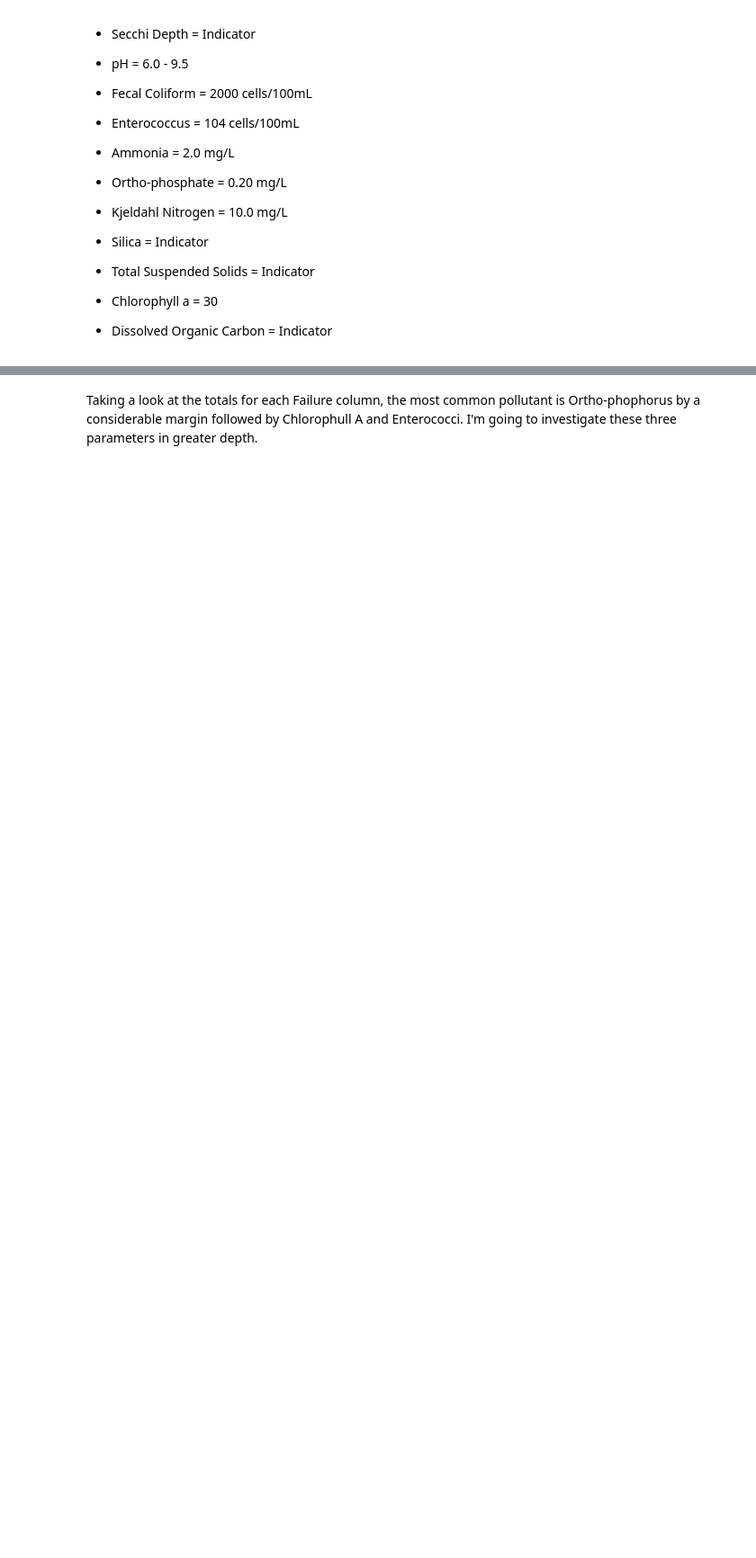
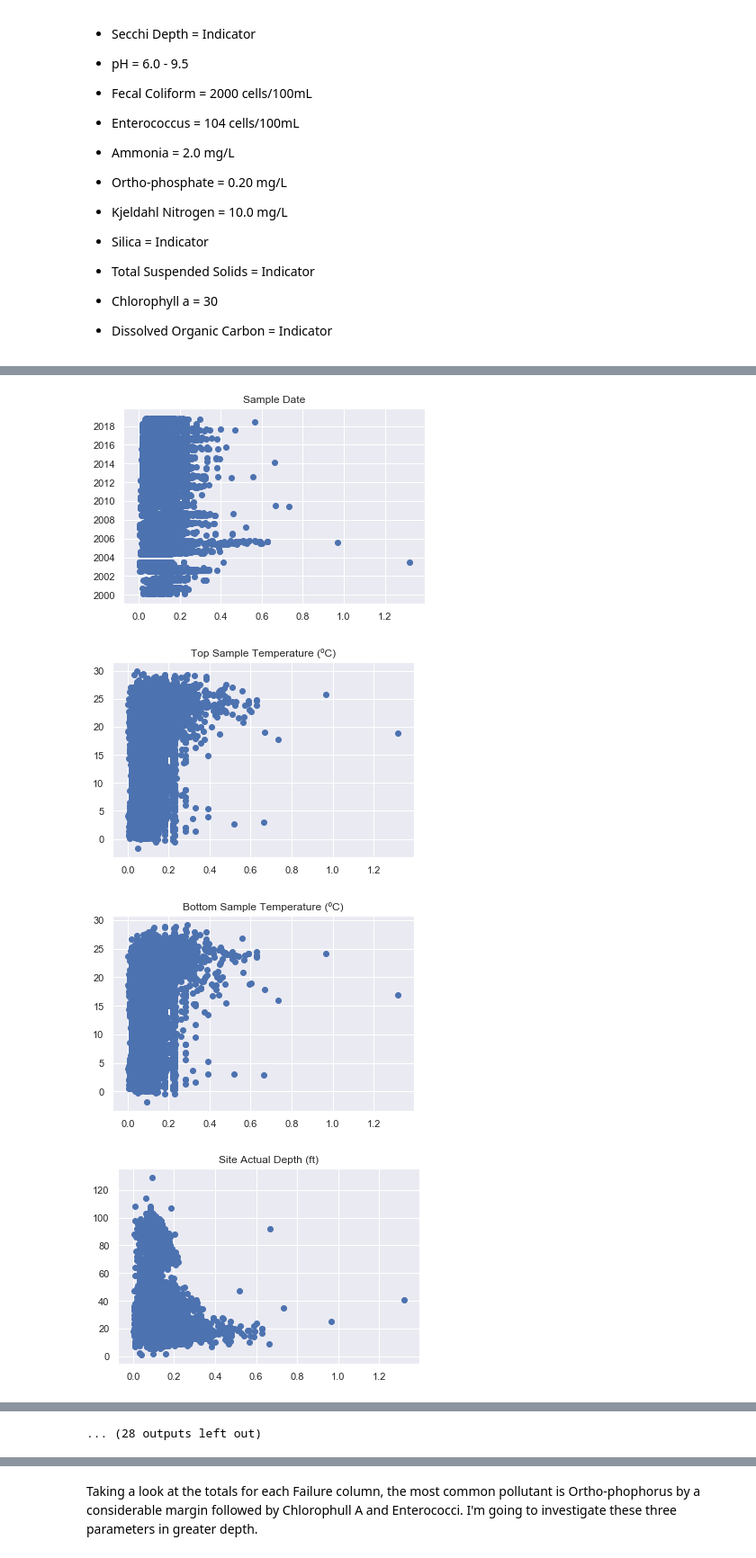
Before and after one commit to dradamski/capstone-two, a Jupyter notebook: notebooks/Data Exploration.ipynb, the cells around one changed output, grey strips where cells are left out. Shown at 90% size. Drawn from its saved outputs; the diff is of its cells as text; code cells hidden in the pictures; blank space fills up the shorter version.

```diff
--- a/notebooks/Data Exploration.ipynb
+++ b/notebooks/Data Exploration.ipynb
@@ -171,0 +243,12 @@ for col, func in check_funcs.items():
+# %%
+for col in final_df:
+    if np.dtype(final_df[col]) != object:
+        _ = plt.scatter(x=final_df['Top Ortho-Phosphorus (mg/L)'],
+                    y=final_df[col])
+        _ = plt.title(col)
+        _ = plt.show()
+# %% [output]
+[figure, added]
+[figure, added]
+[figure, added]
+[figure, added]
@@ -171,0 +263 @@ for col, func in check_funcs.items():
+... (28 outputs left out)
```
Also changed, not shown: parts of 11 cells of this notebook.
